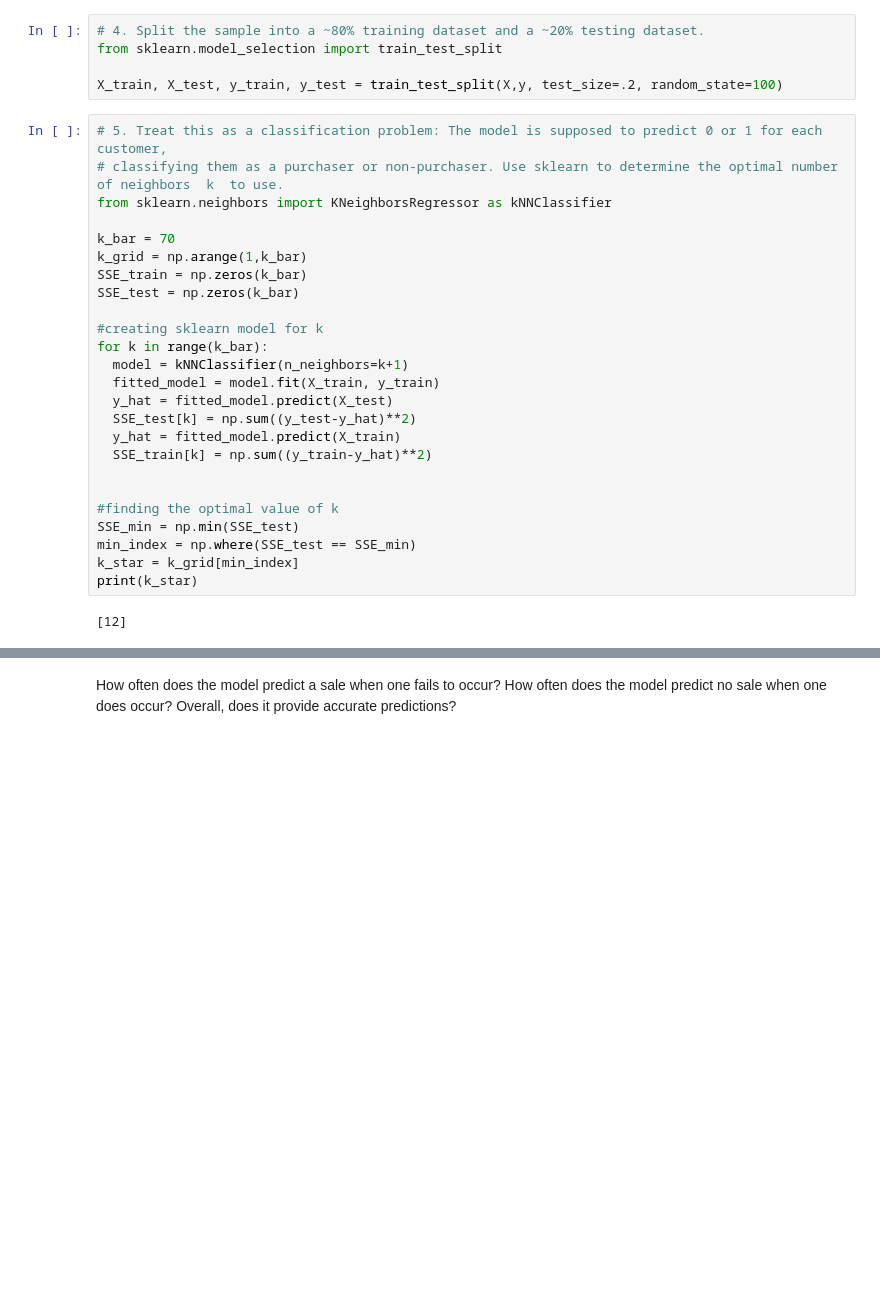
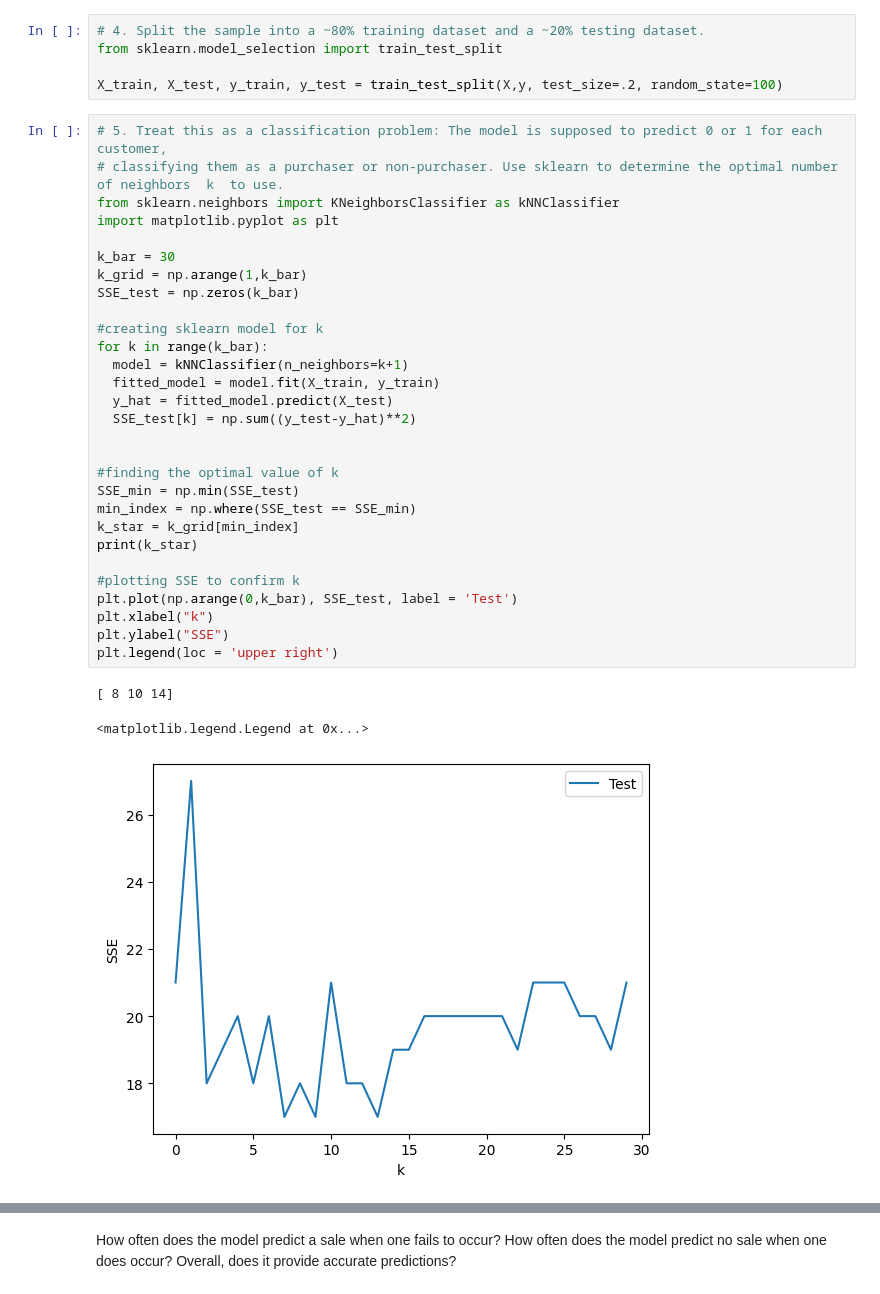
Before and after one commit to acb4rn/assignment3, a Jupyter notebook: assignment_knn_and_kmc.ipynb, the cells around one changed output, grey strips where cells are left out. Saved outputs shown, nothing was run; the diff lists cells and outputs as text; blank space fills up the shorter version.

```diff
--- a/assignment_knn_and_kmc.ipynb
+++ b/assignment_knn_and_kmc.ipynb
@@ -94,27 +104,33 @@ X_train, X_test, y_train, y_test = train_test_split(X,y, test_size=.2, random_st
 # %%
 # 5. Treat this as a classification problem: The model is supposed to predict 0 or 1 for each customer,
 # classifying them as a purchaser or non-purchaser. Use sklearn to determine the optimal number of neighbors  k  to use.
-from sklearn.neighbors import KNeighborsRegressor as kNNClassifier
+from sklearn.neighbors import KNeighborsClassifier as kNNClassifier
+import matplotlib.pyplot as plt
 
-k_bar = 70
+k_bar = 30
 k_grid = np.arange(1,k_bar)
-SSE_train = np.zeros(k_bar)
 SSE_test = np.zeros(k_bar)
 
 #creating sklearn model for k
 for k in range(k_bar):
   model = kNNClassifier(n_neighbors=k+1)
   fitted_model = model.fit(X_train, y_train)
   y_hat = fitted_model.predict(X_test)
   SSE_test[k] = np.sum((y_test-y_hat)**2)
-  y_hat = fitted_model.predict(X_train)
-  SSE_train[k] = np.sum((y_train-y_hat)**2)
 
 
 #finding the optimal value of k
 SSE_min = np.min(SSE_test)
 min_index = np.where(SSE_test == SSE_min)
 k_star = k_grid[min_index]
 print(k_star)
+
+#plotting SSE to confirm k
+plt.plot(np.arange(0,k_bar), SSE_test, label = 'Test')
+plt.xlabel("k")
+plt.ylabel("SSE")
+plt.legend(loc = 'upper right')
 # %% [output]
-[12]
+[ 8 10 14]
+<matplotlib.legend.Legend at 0x...>
+[figure, added]
```
Also changed, not shown: parts of 10 cells of this notebook.
